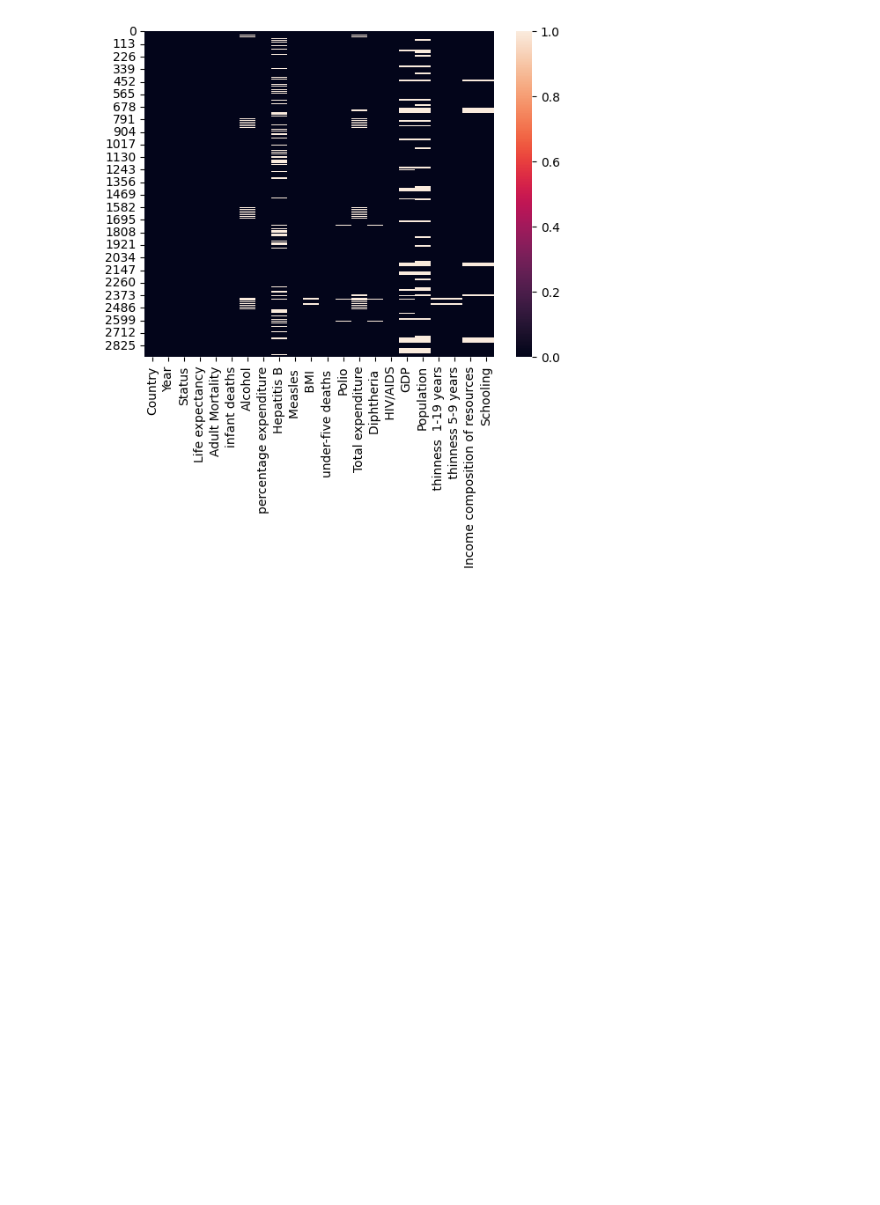
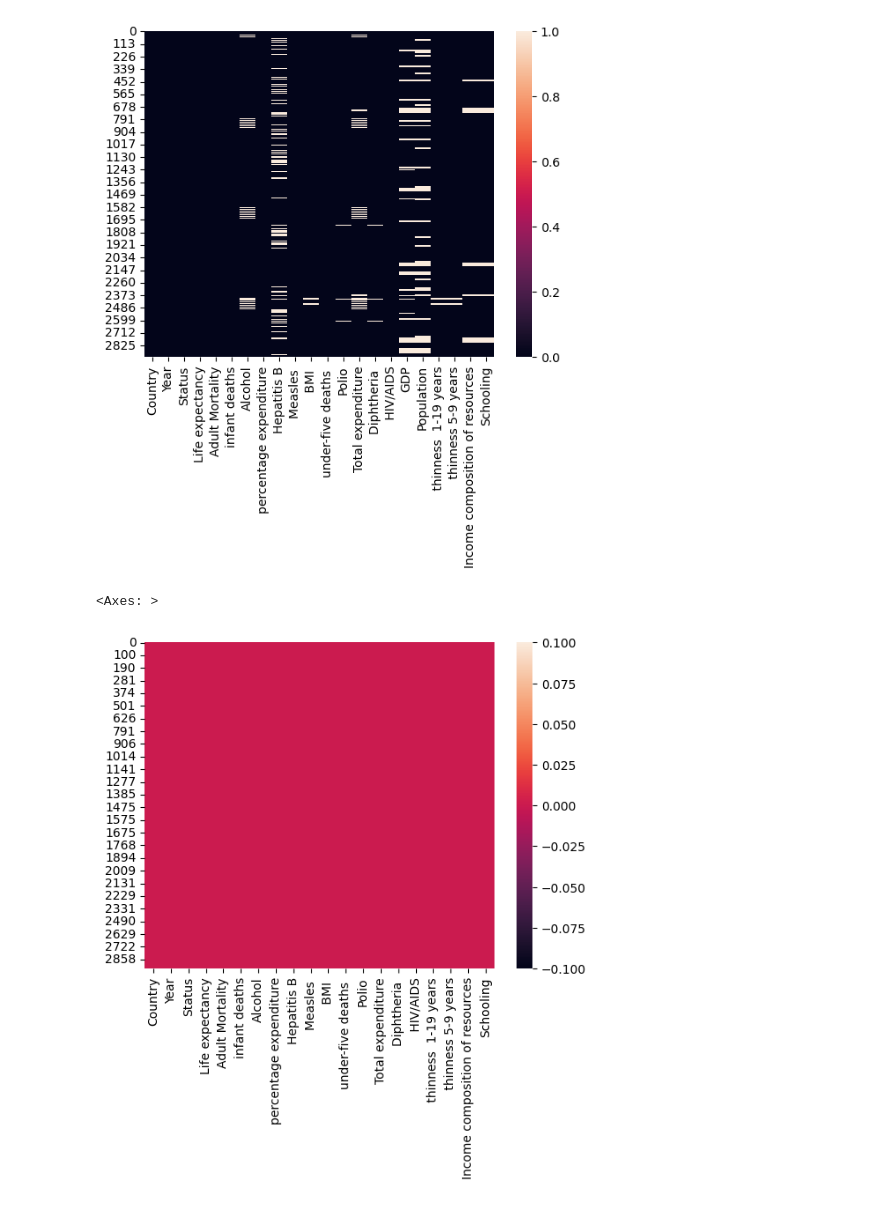
Before and after one commit to Szafranerio/Data_InDepth, a Jupyter notebook: Pandas/Practice/LifeExpectancy.ipynb, the cells around one changed output. Saved outputs shown, nothing was run; the diff lists cells and outputs as text; code cells hidden in the pictures; blank space fills up the shorter version.

```diff
--- a/Pandas/Practice/LifeExpectancy.ipynb
+++ b/Pandas/Practice/LifeExpectancy.ipynb
@@ -30,6 +30,13 @@ sns.heatmap(data.isnull())
 # %% [output]
 <Axes: >
 [figure]
+# %%
+data = data.drop(columns=['GDP', 'Population'], axis=1)
+data.dropna(inplace=True)
+sns.heatmap(data.isnull())
+# %% [output]
+<Axes: >
+[figure, added]
 # %%
 country_name = input("What is your country: ")
 # %%
```
Also changed, not shown: parts of 2 cells of this notebook.
